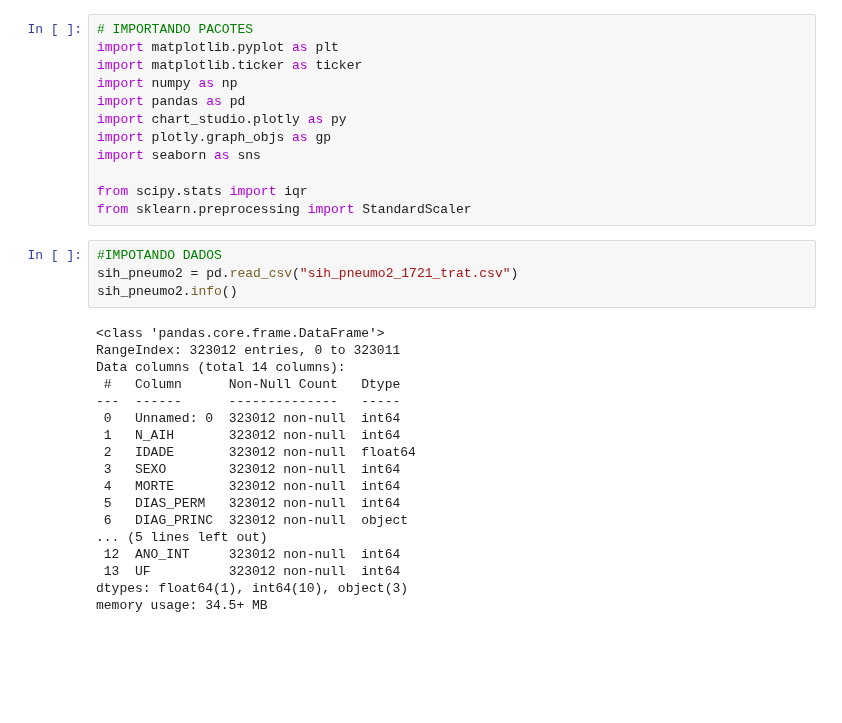
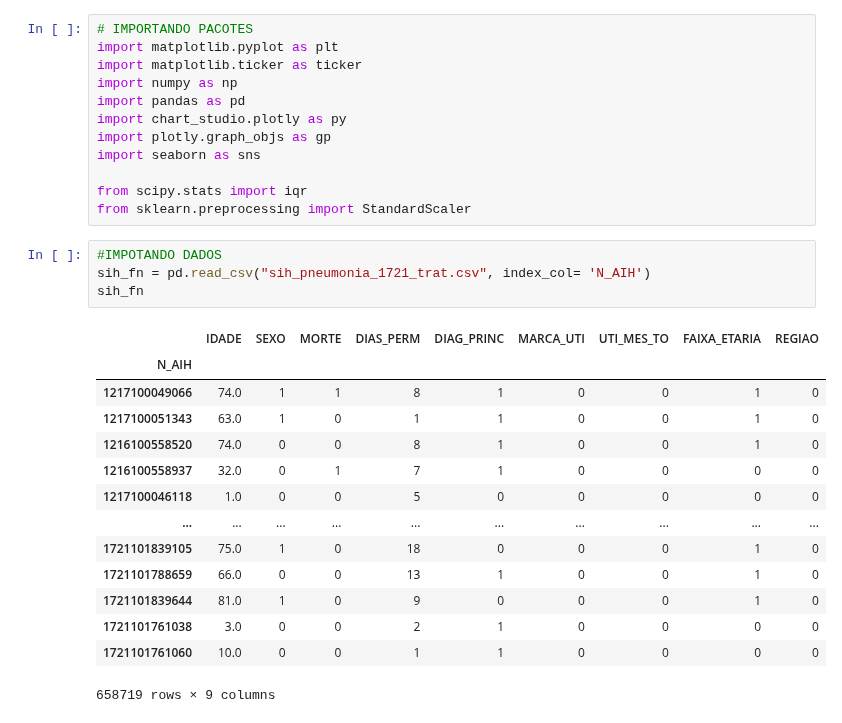
Before and after one commit to daniellybx/projeto_predicao_pneumonia, a Jupyter notebook: 03_analise_preditiva.ipynb, the cells around one changed output. Cells and saved outputs as stored; diff of their text form; blank space fills up the shorter version.

```diff
--- a/03_analise_preditiva.ipynb
+++ b/03_analise_preditiva.ipynb
@@ -16,23 +16,20 @@ from scipy.stats import iqr
 from sklearn.preprocessing import StandardScaler
 # %%
 #IMPOTANDO DADOS
-sih_pneumo2 = pd.read_csv("sih_pneumo2_1721_trat.csv")
-sih_pneumo2.info()
+sih_fn = pd.read_csv("sih_pneumonia_1721_trat.csv", index_col= 'N_AIH')
+sih_fn
 # %% [output]
+|  | IDADE | SEXO | MORTE | DIAS_PERM | DIAG_PRINC | MARCA_UTI | UTI_MES_TO | FAIXA_ETARIA | REGIAO |
+| N_AIH |  |  |  |  |  |  |  |  |  |
+| 1217100049066 | 74.0 | 1 | 1 | 8 | 1 | 0 | 0 | 1 | 0 |
+| 1217100051343 | 63.0 | 1 | 0 | 1 | 1 | 0 | 0 | 1 | 0 |
+| 1216100558520 | 74.0 | 0 | 0 | 8 | 1 | 0 | 0 | 1 | 0 |
+| 1216100558937 | 32.0 | 0 | 1 | 7 | 1 | 0 | 0 | 0 | 0 |
+| 1217100046118 | 1.0 | 0 | 0 | 5 | 0 | 0 | 0 | 0 | 0 |
+| ... | ... | ... | ... | ... | ... | ... | ... | ... | ... |
+| 1721101839105 | 75.0 | 1 | 0 | 18 | 0 | 0 | 0 | 1 | 0 |
+| 1721101788659 | 66.0 | 0 | 0 | 13 | 1 | 0 | 0 | 1 | 0 |
+| 1721101839644 | 81.0 | 1 | 0 | 9 | 0 | 0 | 0 | 1 | 0 |
+| 1721101761038 | 3.0 | 0 | 0 | 2 | 1 | 0 | 0 | 0 | 0 |
+| 1721101761060 | 10.0 | 0 | 0 | 1 | 1 | 0 | 0 | 0 | 0 |
-<class 'pandas.core.frame.DataFrame'>
-RangeIndex: 323012 entries, 0 to 323011
-Data columns (total 14 columns):
- #   Column      Non-Null Count   Dtype
----  ------      --------------   -----
- 0   Unnamed: 0  323012 non-null  int64
- 1   N_AIH       323012 non-null  int64
- 2   IDADE       323012 non-null  float64
- 3   SEXO        323012 non-null  int64
- 4   MORTE       323012 non-null  int64
- 5   DIAS_PERM   323012 non-null  int64
- 6   DIAG_PRINC  323012 non-null  object
-... (5 lines left out)
- 12  ANO_INT     323012 non-null  int64
- 13  UF          323012 non-null  int64
-dtypes: float64(1), int64(10), object(3)
-memory usage: 34.5+ MB
+658719 rows × 9 columns
```
Also changed, not shown: parts of 1 cell of this notebook, 3 other files.
